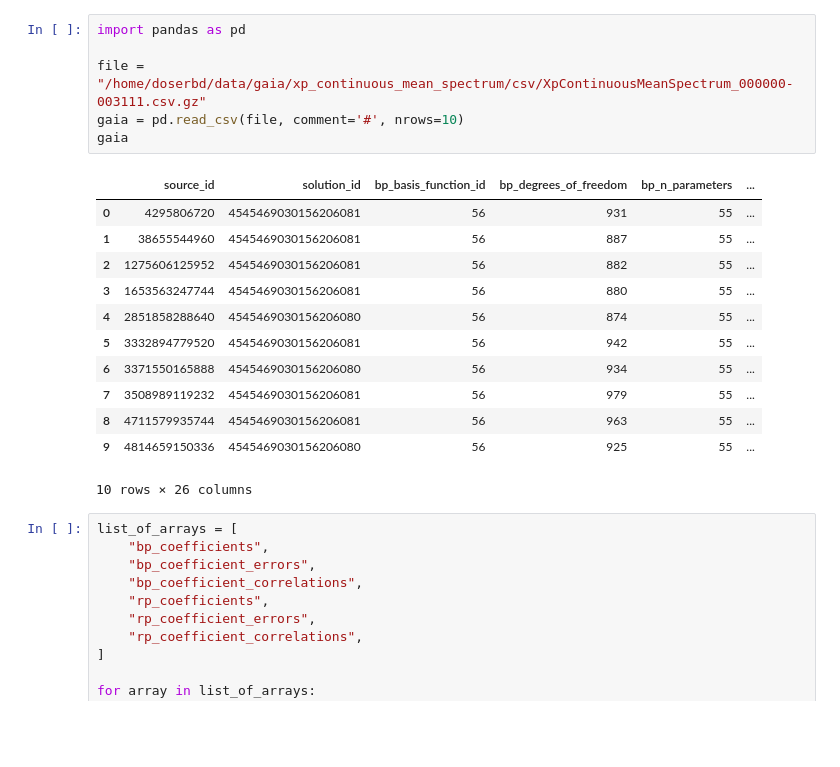
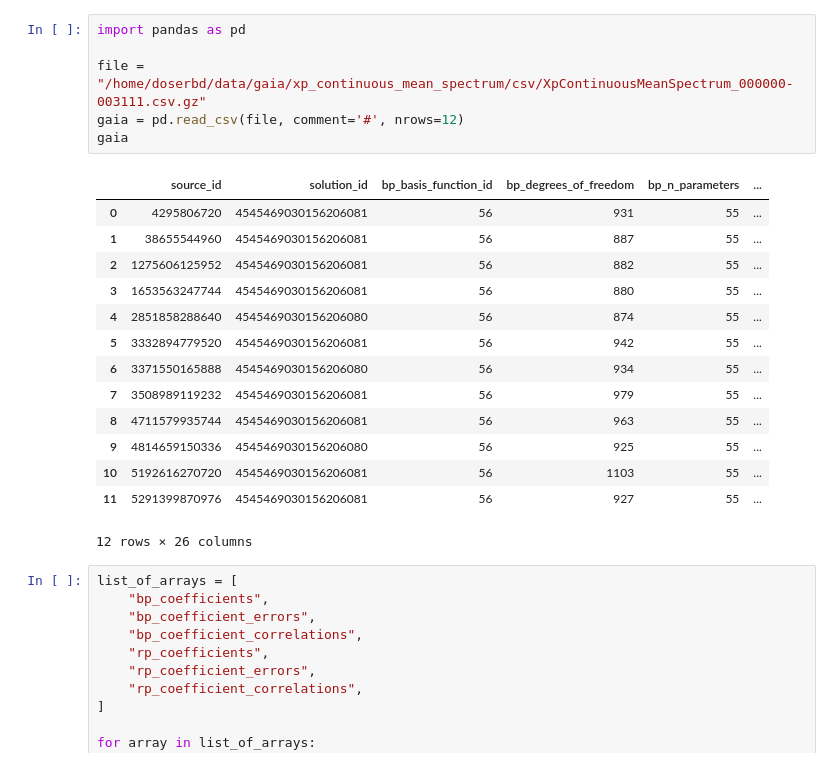
Before and after one commit to HITS-AIN/Spherinator, a Jupyter notebook: gaia/onnx_vae_dense_reconstruction.ipynb, the cells around one changed output. Saved outputs shown, nothing was run; the diff lists cells and outputs as text; blank space fills up the shorter version.

```diff
--- a/gaia/onnx_vae_dense_reconstruction.ipynb
+++ b/gaia/onnx_vae_dense_reconstruction.ipynb
@@ -9,22 +9,24 @@ ort_decoder = ort.InferenceSession('vae_decoder_dense.onnx')
 # %%
 import pandas as pd
 
 file = "/home/doserbd/data/gaia/xp_continuous_mean_spectrum/csv/XpContinuousMeanSpectrum_000000-003111.csv.gz"
-gaia = pd.read_csv(file, comment='#', nrows=10)
+gaia = pd.read_csv(file, comment='#', nrows=12)
 gaia
 # %% [output]
 |  | source_id | solution_id | bp_basis_function_id | bp_degrees_of_freedom | bp_n_parameters | ... |
 | 0 | 4295806720 | 4545469030156206081 | 56 | 931 | 55 | ... |
 | 1 | 38655544960 | 4545469030156206081 | 56 | 887 | 55 | ... |
 | 2 | 1275606125952 | 4545469030156206081 | 56 | 882 | 55 | ... |
 | 3 | 1653563247744 | 4545469030156206081 | 56 | 880 | 55 | ... |
 | 4 | 2851858288640 | 4545469030156206080 | 56 | 874 | 55 | ... |
 | 5 | 3332894779520 | 4545469030156206081 | 56 | 942 | 55 | ... |
 | 6 | 3371550165888 | 4545469030156206080 | 56 | 934 | 55 | ... |
 | 7 | 3508989119232 | 4545469030156206081 | 56 | 979 | 55 | ... |
 | 8 | 4711579935744 | 4545469030156206081 | 56 | 963 | 55 | ... |
 | 9 | 4814659150336 | 4545469030156206080 | 56 | 925 | 55 | ... |
+| 10 | 5192616270720 | 4545469030156206081 | 56 | 1103 | 55 | ... |
+| 11 | 5291399870976 | 4545469030156206081 | 56 | 927 | 55 | ... |
-10 rows × 26 columns
+12 rows × 26 columns
 # %%
 list_of_arrays = [
     "bp_coefficients",
```
Also changed, not shown: parts of 7 cells of this notebook, 5 other files.
